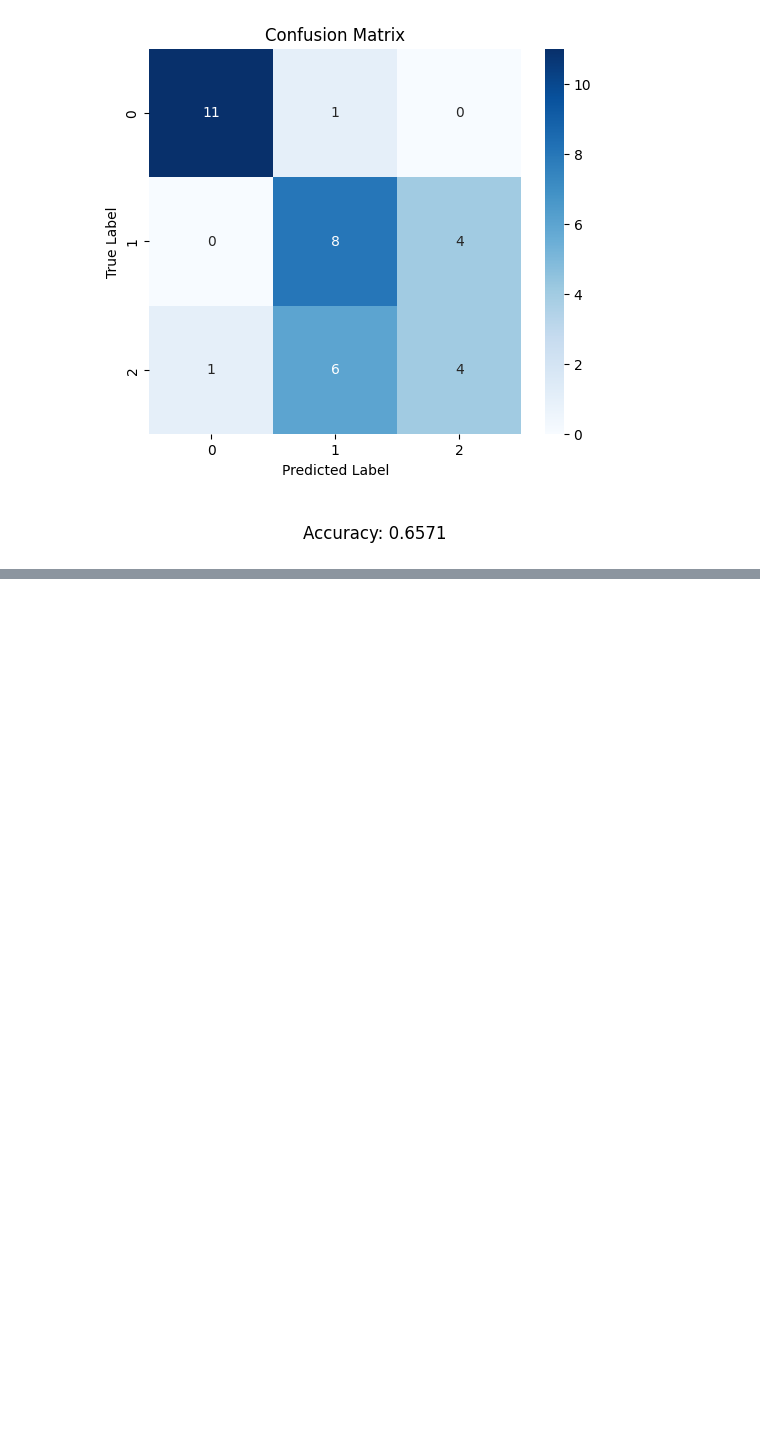
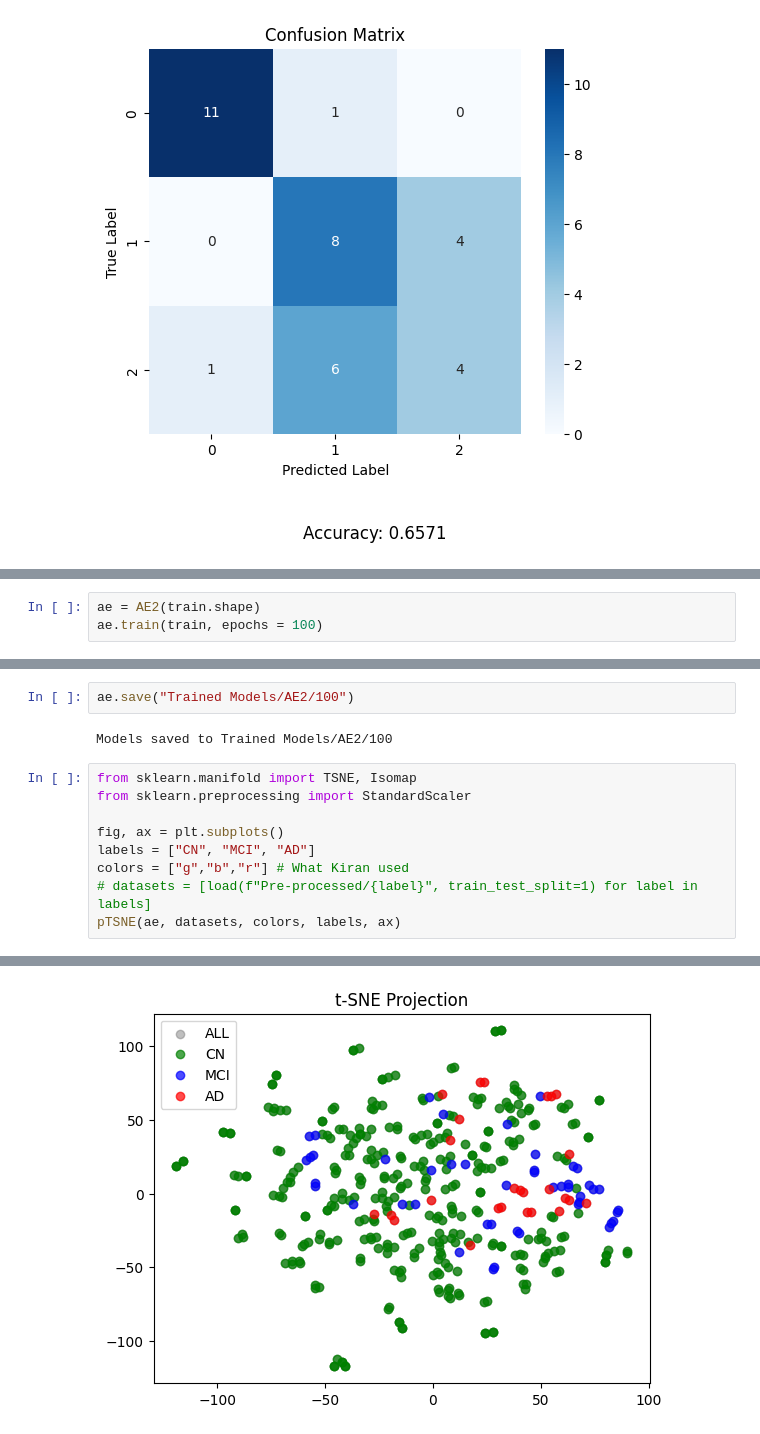
Before and after one commit to Vaakir/unsupervised-deep-learning-bachelor-thesis, a Jupyter notebook: test_optimal_depths.ipynb, the cells around one changed output, grey strips where cells are left out. Cells and saved outputs as stored; diff of their text form; blank space fills up the shorter version.

```diff
--- a/test_optimal_depths.ipynb
+++ b/test_optimal_depths.ipynb
@@ -155,0 +412,3 @@ classifier_test(ae, *load(subdirs=["CN","MCI","AD"], take=30, train_test_split=0
+# %%
+ae = AE2(train.shape)
+ae.train(train, epochs = 100)
@@ -155,0 +449,14 @@ classifier_test(ae, *load(subdirs=["CN","MCI","AD"], take=30, train_test_split=0
+# %%
+ae.save("Trained Models/AE2/100")
+# %% [output]
+Models saved to Trained Models/AE2/100
+# %%
+from sklearn.manifold import TSNE, Isomap
+from sklearn.preprocessing import StandardScaler
+
+fig, ax = plt.subplots()
+labels = ["CN", "MCI", "AD"]
+colors = ["g","b","r"] # What Kiran used
+# datasets = [load(f"Pre-processed/{label}", train_test_split=1) for label in labels]
+pTSNE(ae, datasets, colors, labels, ax)
+# %% [output]
@@ -155,0 +464 @@ classifier_test(ae, *load(subdirs=["CN","MCI","AD"], take=30, train_test_split=0
+[figure, added]
```
Also changed, not shown: parts of 14 cells of this notebook, 3 other files.
